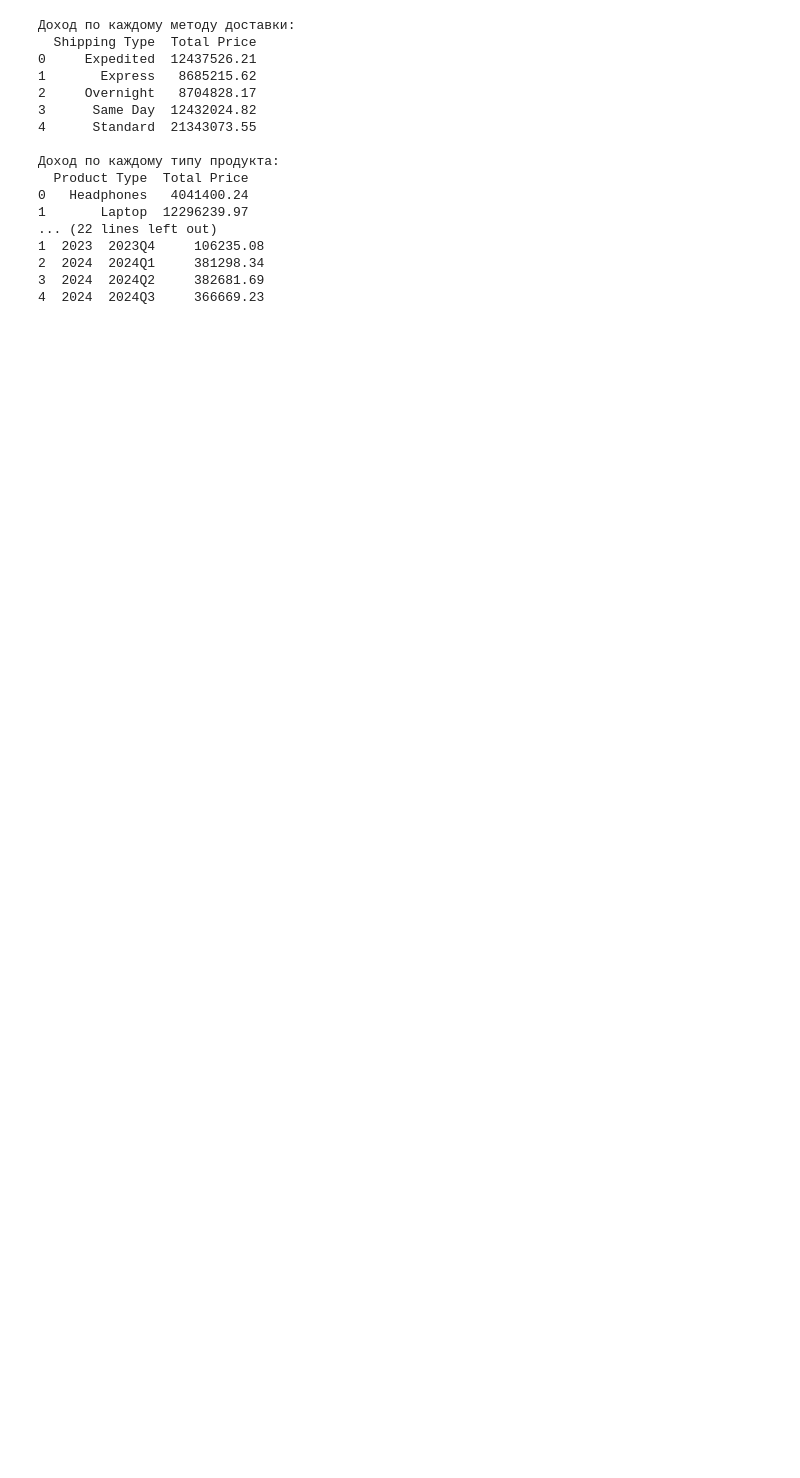
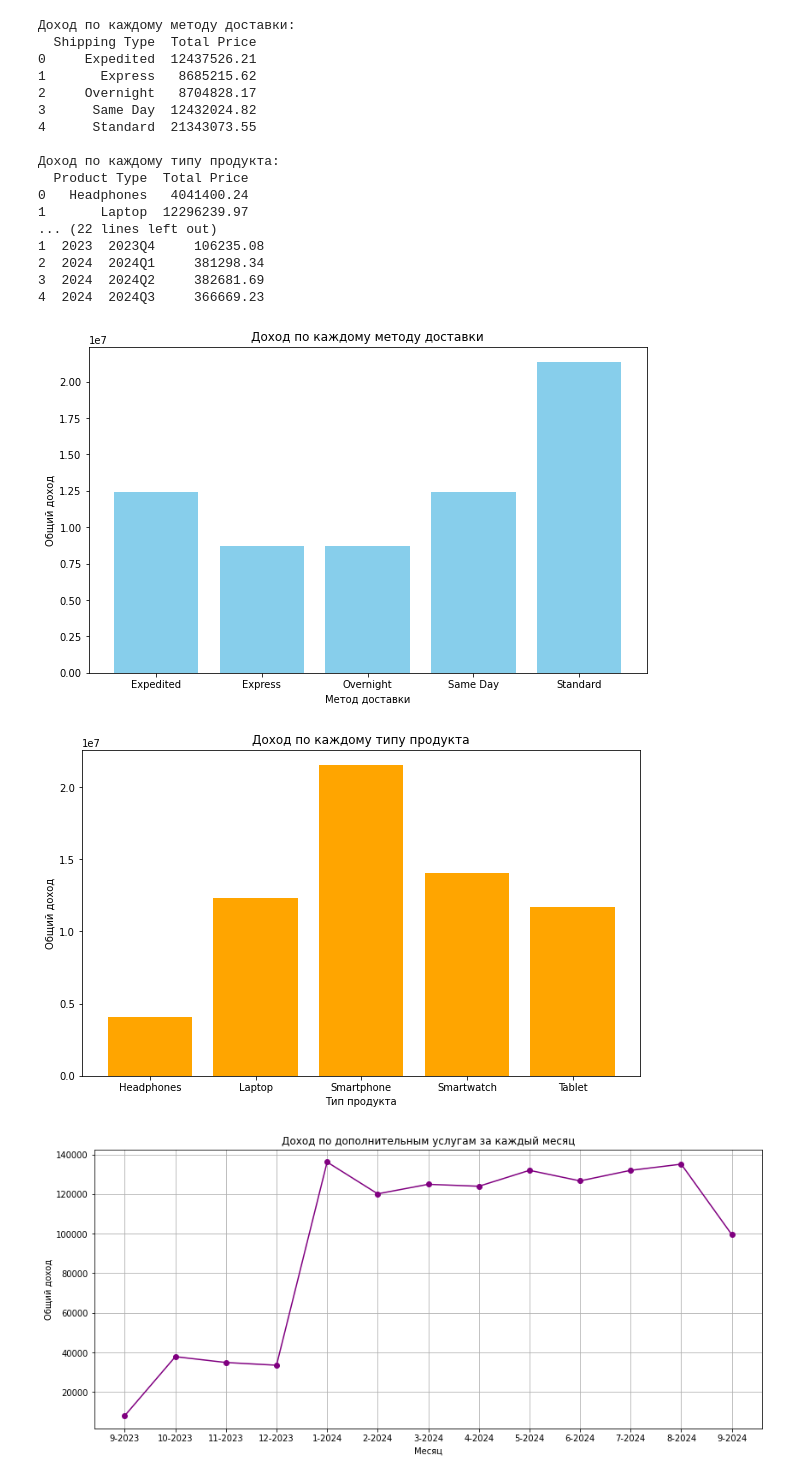
Before and after one commit to MaxKots/Python_for_data_engineering, a Jupyter notebook: Webinar 8. Numpy and Pandas libraries. Data visualization/Homework.ipynb, the cells around one changed output. Drawn from its saved outputs; the diff is of its cells as text; code cells hidden in the pictures; blank space fills up the shorter version.

```diff
--- a/Webinar 8. Numpy and Pandas libraries. Data visualization/Homework.ipynb
+++ b/Webinar 8. Numpy and Pandas libraries. Data visualization/Homework.ipynb
@@ -92,3 +100,45 @@ print(quarterly_income)
 2  2024  2024Q1     381298.34
 3  2024  2024Q2     382681.69
 4  2024  2024Q3     366669.23
+# %%
+import matplotlib.pyplot as plt
+%matplotlib inline
+
+# Визуализация 1: Доход по каждому методу доставки
+plt.figure(figsize=(10, 6))
+plt.bar(income_by_shipping['Shipping Type'], income_by_shipping['Total Price'], color='skyblue')
+plt.title('Доход по каждому методу доставки')
+plt.xlabel('Метод доставки')
+plt.ylabel('Общий доход')
+plt.show()
+
+# Визуализация 2: Доход по каждому типу продукта
+plt.figure(figsize=(10, 6))
+plt.bar(income_by_product['Product Type'], income_by_product['Total Price'], color='orange')
+plt.title('Доход по каждому типу продукта')
+plt.xlabel('Тип продукта')
+plt.ylabel('Общий доход')
+plt.show()
+
+# # Визуализация 3: Доход по дополнительным услугам за каждый месяц
+plt.figure(figsize=(14, 6))
+plt.plot(monthly_income['Month'].astype(str) + '-' + monthly_income['Year'].astype(str),
+         monthly_income['Add-on Total'], marker='o', color='purple')
+plt.title('Доход по дополнительным услугам за каждый месяц')
+plt.xlabel('Месяц')
+plt.ylabel('Общий доход')
+plt.grid()
+plt.show()
+
+# # Визуализация 4: Доход по дополнительным услугам за каждый квартал
+plt.figure(figsize=(10, 6))
+quad_labels = [str(q) for q in quarterly_income['Quarter']]
+plt.bar(quad_labels, quarterly_income['Add-on Total'], color='green')
+plt.title('Доход по дополнительным услугам за каждый квартал')
+plt.xlabel('Квартал')
+plt.ylabel('Общий доход')
+plt.show()
+# %% [output]
+[figure, added]
+[figure, added]
+[figure, added]
```
Also changed, not shown: parts of 3 cells of this notebook.
